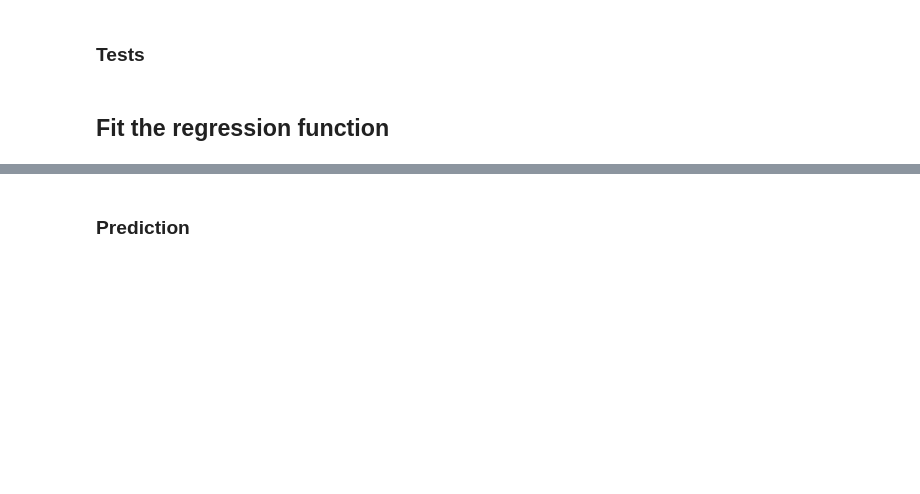
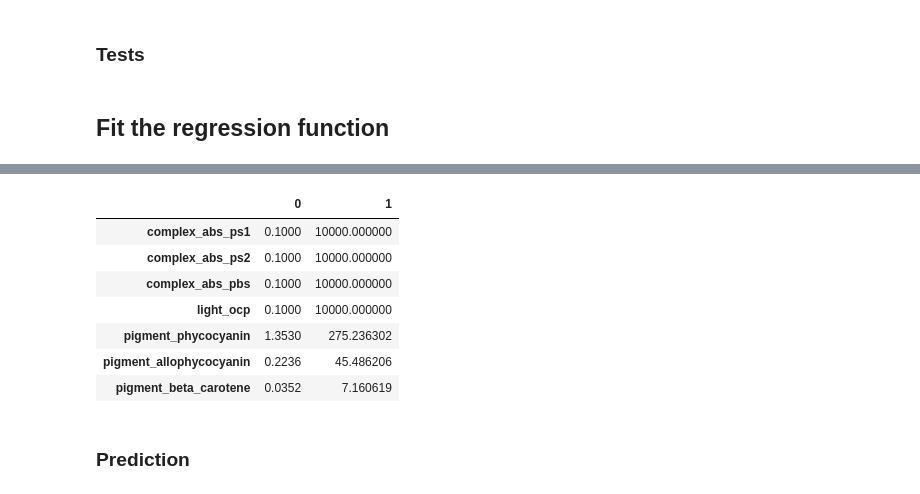
Before and after one commit to Computational-Biology-Aachen/synechocystis-photosynthesis-2024, a Jupyter notebook: Notebooks/dev_function_andreas.ipynb, the cells around one changed output, grey strips where cells are left out. Cells and saved outputs as stored; diff of their text form; code cells hidden in the pictures; blank space fills up the shorter version.

```diff
--- a/Notebooks/dev_function_andreas.ipynb
+++ b/Notebooks/dev_function_andreas.ipynb
@@ -1766,3 +1967,14 @@ fig.tight_layout()
+# %%
+pd.concat([inputs.min(axis=0), inputs.max(axis=0)], axis=1)
+# %% [output]
+|  | 0 | 1 |
+| complex_abs_ps1 | 0.1000 | 10000.000000 |
+| complex_abs_ps2 | 0.1000 | 10000.000000 |
+| complex_abs_pbs | 0.1000 | 10000.000000 |
+| light_ocp | 0.1000 | 10000.000000 |
+| pigment_phycocyanin | 1.3530 | 275.236302 |
+| pigment_allophycocyanin | 0.2236 | 45.486206 |
+| pigment_beta_carotene | 0.0352 | 7.160619 |
 # %%
 import pickle
 with open("../Results/rate_regression_model_biomass.pickle", "wb") as f:
```
Also changed, not shown: parts of 18 cells of this notebook, 1 other file.
